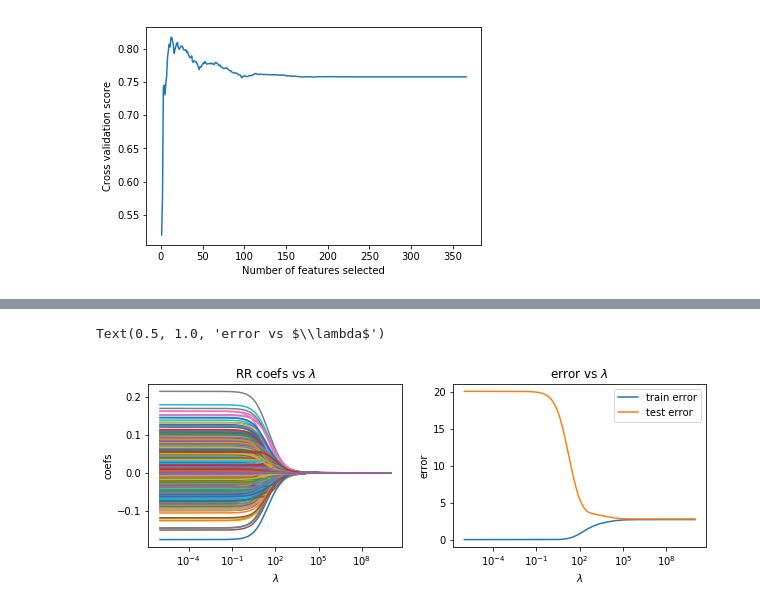
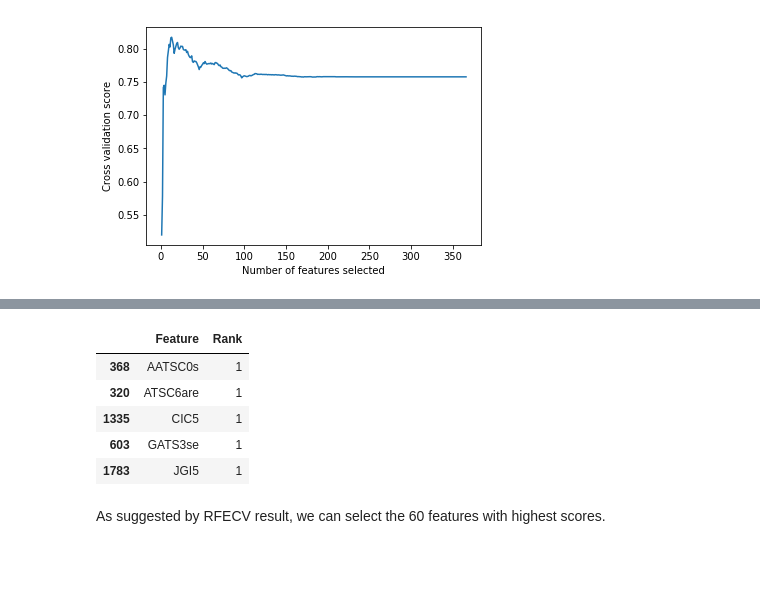
Before and after one commit to sjluozho/PV-Cell, a Jupyter notebook: PV-Cell/Data Cleaning/SelectFeatures.ipynb, the cells around one changed output, grey strips where cells are left out. Saved outputs shown, nothing was run; the diff lists cells and outputs as text; code cells hidden in the pictures; blank space fills up the shorter version.

```diff
--- a/PV-Cell/Data Cleaning/SelectFeatures.ipynb
+++ b/PV-Cell/Data Cleaning/SelectFeatures.ipynb
@@ -194,24 +293,0 @@ for l in lambdas:
-# %%
-plt.figure(figsize=(10,3))
-#plt.locator_params(nbins=5)
-plt.subplot(121)
-plt.plot(lambdas,coefs)
-plt.xscale('log')
-plt.xlabel('$\lambda$')
-plt.ylabel('coefs')
-plt.title('RR coefs vs $\lambda$')
-#plt.xlim(1e-4,1e0)
-
-plt.subplot(122)
-plt.plot(lambdas,trainerror,label='train error')
-plt.plot(lambdas,testerror,label='test error')
-plt.xscale('log')
-plt.xlabel('$\lambda$')
-plt.ylabel('error')
-#plt.xlim(1e-3,1e4)
-#plt.ylim(0,0.5)
-plt.legend(loc=1)
-plt.title('error vs $\lambda$')
-# %% [output]
-Text(0.5, 1.0, 'error vs $\\lambda$')
-[figure, removed]
@@ -219,0 +294,14 @@ from sklearn.linear_model import RandomizedLogisticRegression as stability
+# %%
+RFECVrank = selectorREFCV.ranking_
+features60 = pd.DataFrame({'Feature':features_df.columns.values, 'Rank':RFECVrank}).sort_values('Rank')
+selected_features = features60[0:60]
+selected_features.head()
+# %% [output]
+|  | Feature | Rank |
+| 368 | AATSC0s | 1 |
+| 320 | ATSC6are | 1 |
+| 1335 | CIC5 | 1 |
+| 603 | GATS3se | 1 |
+| 1783 | JGI5 | 1 |
+# %% [markdown]
+As suggested by RFECV result, we can select the 60 features with highest scores.
```
Also changed, not shown: parts of 27 cells of this notebook.
